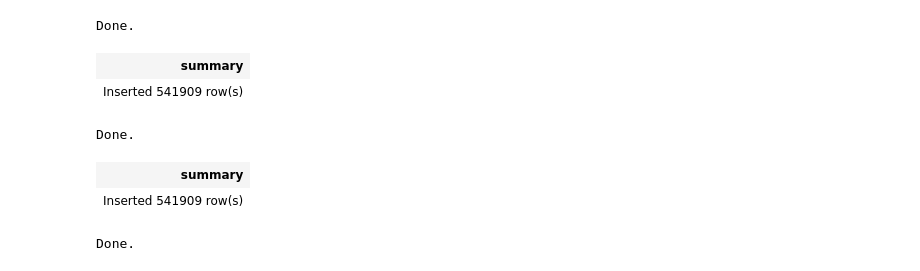
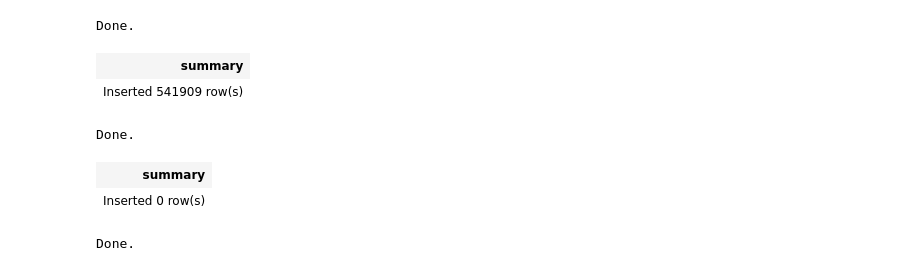
Before and after one commit to YoshiyukiKono/jupyter_impala, a Jupyter notebook: impala.ipynb, the cells around one changed output. Drawn from its saved outputs; the diff is of its cells as text; code cells hidden in the pictures.

```diff
--- a/impala.ipynb
+++ b/impala.ipynb
@@ -303,13 +294,13 @@ Done.
 # %%
 %%sql
 CREATE EXTERNAL TABLE IF NOT EXISTS order_items
 STORED AS PARQUET
-LOCATION '/tmp/order_items'
+LOCATION '/tmp/ext_db/order_items'
 AS select invoiceno,stockcode,quantity,invoicedate,unitprice,customerid,country from default.e_commerce_data
 # %% [output]
 Done.
 | summary |
-| Inserted 541909 row(s) |
+| Inserted 0 row(s) |
 # %%
 %%sql
 select * from default.order_items o limit 30
```
Also changed, not shown: parts of 10 cells of this notebook.
